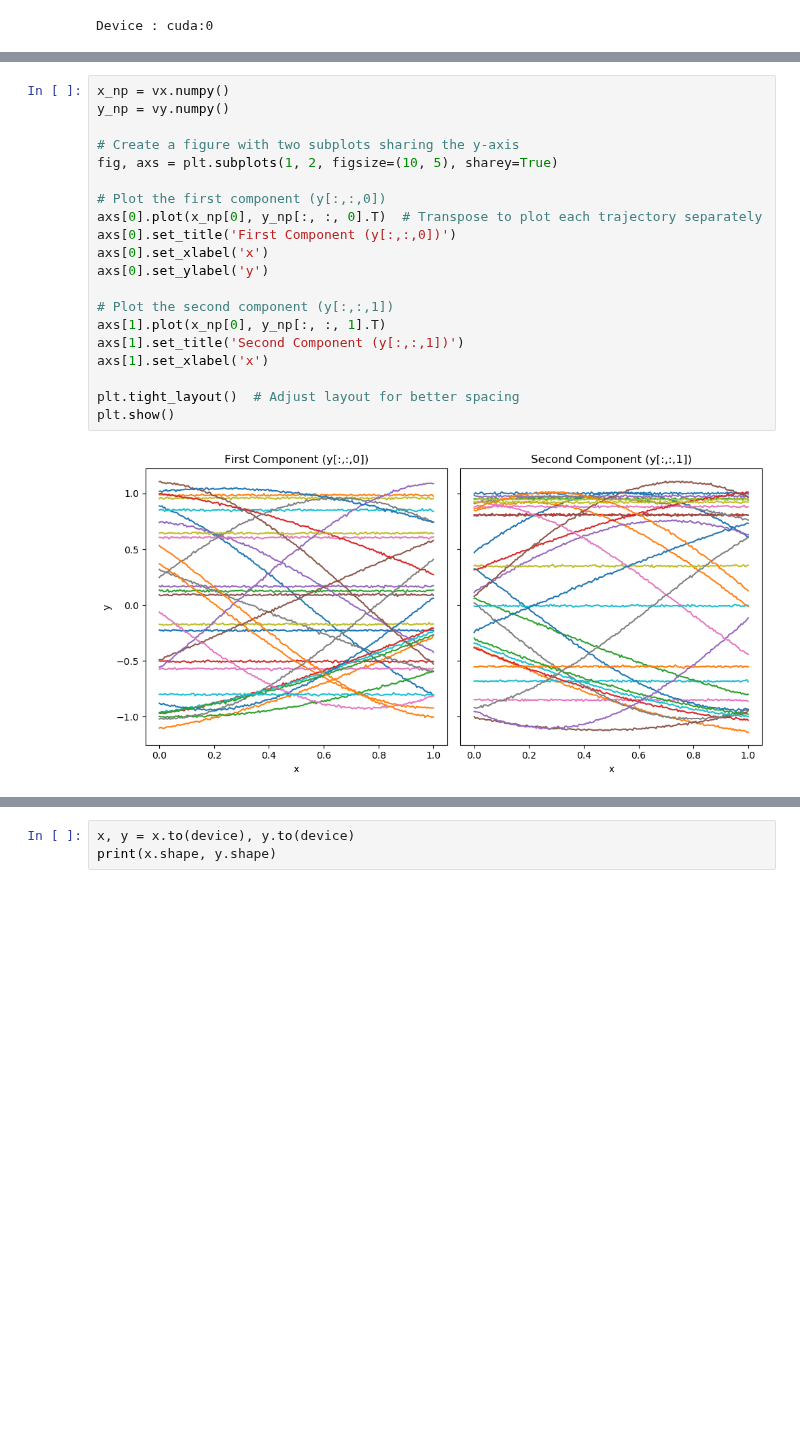
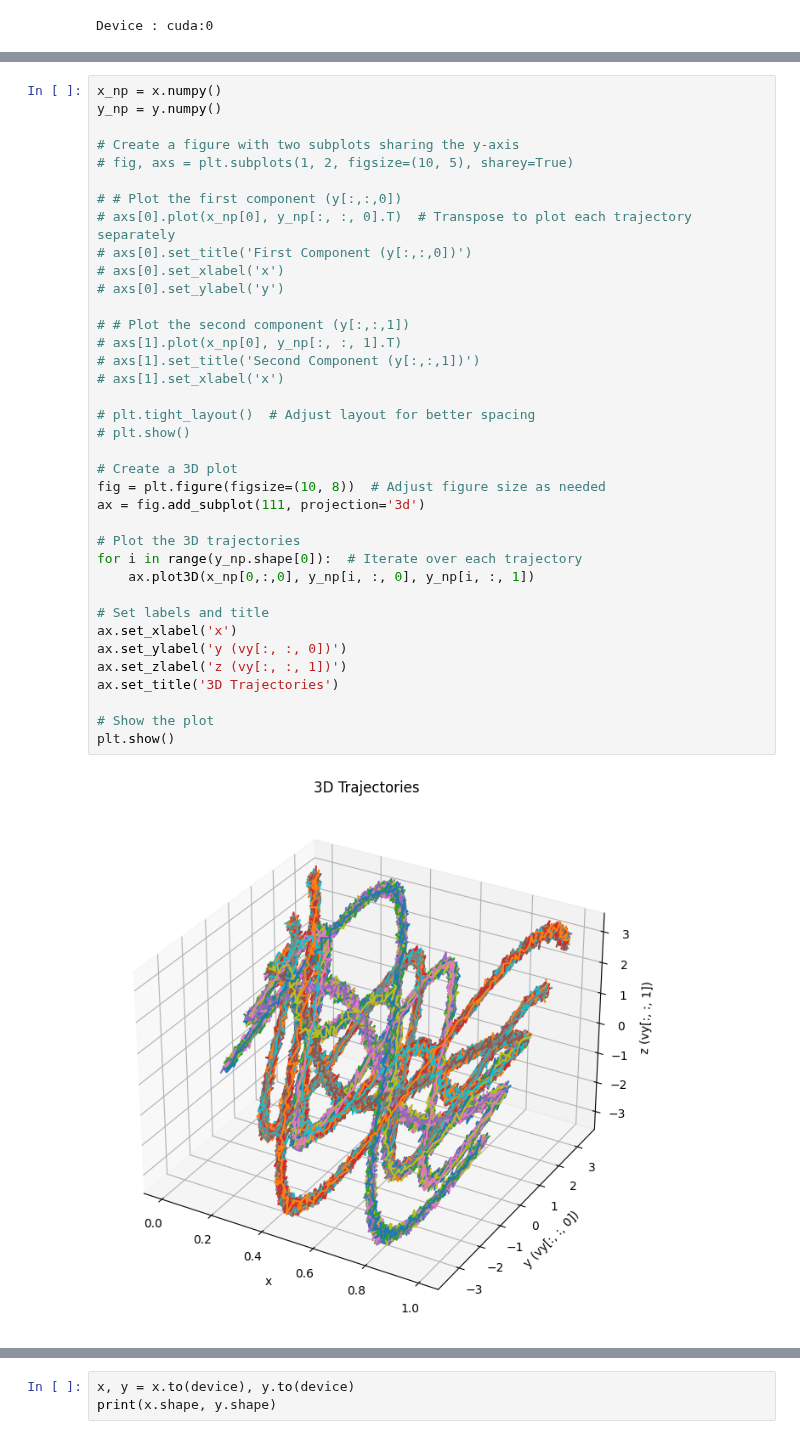
Before and after one commit to yildirimyigit/cnep, a Jupyter notebook: training_examples/train_cnmp_cnep_on_octomodal.ipynb, the cells around one changed output, grey strips where cells are left out. Drawn from its saved outputs; the diff is of its cells as text; blank space fills up the shorter version.

```diff
--- a/training_examples/train_cnmp_cnep_on_octomodal.ipynb
+++ b/training_examples/train_cnmp_cnep_on_octomodal.ipynb
@@ -73,24 +107,41 @@ torch.Size([32, 200, 1]) torch.Size([32, 200, 2])
 # %%
-x_np = vx.numpy()
-y_np = vy.numpy()
+x_np = x.numpy()
+y_np = y.numpy()
 
 # Create a figure with two subplots sharing the y-axis
-fig, axs = plt.subplots(1, 2, figsize=(10, 5), sharey=True)
+# fig, axs = plt.subplots(1, 2, figsize=(10, 5), sharey=True)
 
-# Plot the first component (y[:,:,0])
-axs[0].plot(x_np[0], y_np[:, :, 0].T)  # Transpose to plot each trajectory separately
-axs[0].set_title('First Component (y[:,:,0])')
-axs[0].set_xlabel('x')
-axs[0].set_ylabel('y')
+# # Plot the first component (y[:,:,0])
+# axs[0].plot(x_np[0], y_np[:, :, 0].T)  # Transpose to plot each trajectory separately
+# axs[0].set_title('First Component (y[:,:,0])')
+# axs[0].set_xlabel('x')
+# axs[0].set_ylabel('y')
 
-# Plot the second component (y[:,:,1])
-axs[1].plot(x_np[0], y_np[:, :, 1].T)
-axs[1].set_title('Second Component (y[:,:,1])')
-axs[1].set_xlabel('x')
+# # Plot the second component (y[:,:,1])
+# axs[1].plot(x_np[0], y_np[:, :, 1].T)
+# axs[1].set_title('Second Component (y[:,:,1])')
+# axs[1].set_xlabel('x')
 
-plt.tight_layout()  # Adjust layout for better spacing
+# plt.tight_layout()  # Adjust layout for better spacing
+# plt.show()
+
+# Create a 3D plot
+fig = plt.figure(figsize=(10, 8))  # Adjust figure size as needed
+ax = fig.add_subplot(111, projection='3d')
+
+# Plot the 3D trajectories
+for i in range(y_np.shape[0]):  # Iterate over each trajectory
+    ax.plot3D(x_np[0,:,0], y_np[i, :, 0], y_np[i, :, 1])
+
+# Set labels and title
+ax.set_xlabel('x')
+ax.set_ylabel('y (vy[:, :, 0])')
+ax.set_zlabel('z (vy[:, :, 1])')
+ax.set_title('3D Trajectories')
+
+# Show the plot
 plt.show()
 # %% [output]
-[figure, old version]
+[figure, new version]
 # %%
 # Hyperparameters
```
Also changed, not shown: parts of 2 cells of this notebook, 1 other file.
